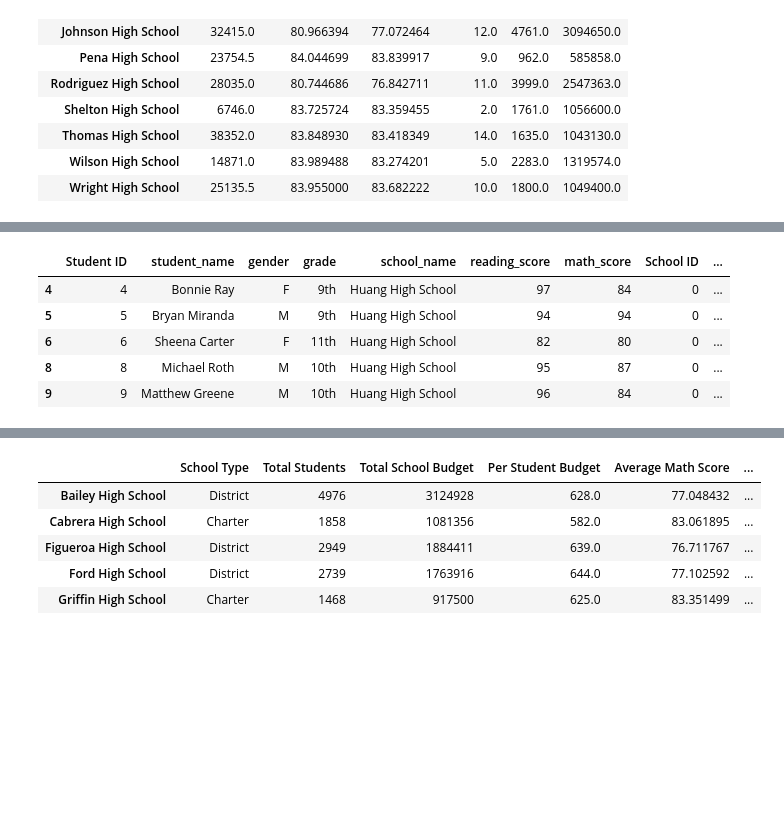
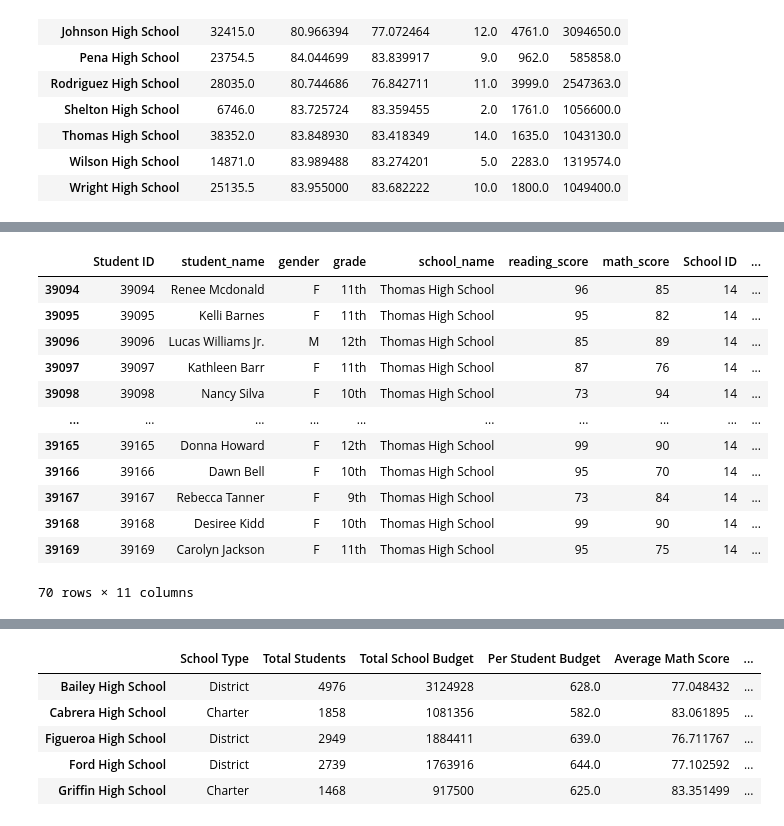
Before and after one commit to Bominkkwon/School_District_Analysis, a Jupyter notebook: PyCitySchools_Challenge.ipynb, the cells around one changed output, grey strips where cells are left out. Saved outputs shown, nothing was run; the diff lists cells and outputs as text; code cells hidden in the pictures; blank space fills up the shorter version.

```diff
--- a/PyCitySchools_Challenge.ipynb
+++ b/PyCitySchools_Challenge.ipynb
@@ -556,15 +561,22 @@ per_school_passing_reading = per_school_passing_reading / per_school_counts * 10
 # %%
 # Calculate the students who passed both math and reading.
 per_passing_math_reading = school_data_complete_df[(school_data_complete_df["math_score"] >= 70) & (school_data_complete_df["reading_score"] >= 70)]
 
-per_passing_math_reading.head()
+per_passing_math_reading.tail(70)
 # %% [output]
 |  | Student ID | student_name | gender | grade | school_name | reading_score | math_score | School ID | ... |
-| 4 | 4 | Bonnie Ray | F | 9th | Huang High School | 97 | 84 | 0 | ... |
-| 5 | 5 | Bryan Miranda | M | 9th | Huang High School | 94 | 94 | 0 | ... |
-| 6 | 6 | Sheena Carter | F | 11th | Huang High School | 82 | 80 | 0 | ... |
-| 8 | 8 | Michael Roth | M | 10th | Huang High School | 95 | 87 | 0 | ... |
-| 9 | 9 | Matthew Greene | M | 10th | Huang High School | 96 | 84 | 0 | ... |
+| 39094 | 39094 | Renee Mcdonald | F | 11th | Thomas High School | 96 | 85 | 14 | ... |
+| 39095 | 39095 | Kelli Barnes | F | 11th | Thomas High School | 95 | 82 | 14 | ... |
+| 39096 | 39096 | Lucas Williams Jr. | M | 12th | Thomas High School | 85 | 89 | 14 | ... |
+| 39097 | 39097 | Kathleen Barr | F | 11th | Thomas High School | 87 | 76 | 14 | ... |
+| 39098 | 39098 | Nancy Silva | F | 10th | Thomas High School | 73 | 94 | 14 | ... |
+| ... | ... | ... | ... | ... | ... | ... | ... | ... | ... |
+| 39165 | 39165 | Donna Howard | F | 12th | Thomas High School | 99 | 90 | 14 | ... |
+| 39166 | 39166 | Dawn Bell | F | 10th | Thomas High School | 95 | 70 | 14 | ... |
+| 39167 | 39167 | Rebecca Tanner | F | 9th | Thomas High School | 73 | 84 | 14 | ... |
+| 39168 | 39168 | Desiree Kidd | F | 10th | Thomas High School | 99 | 90 | 14 | ... |
+| 39169 | 39169 | Carolyn Jackson | F | 11th | Thomas High School | 95 | 75 | 14 | ... |
+70 rows × 11 columns
 # %%
 # Calculate the number of students who passed both math and reading.
 per_passing_math_reading = per_passing_math_reading.groupby(["school_name"]).count()["student_name"]
```
Also changed, not shown: parts of 40 cells of this notebook, 2 other files.
